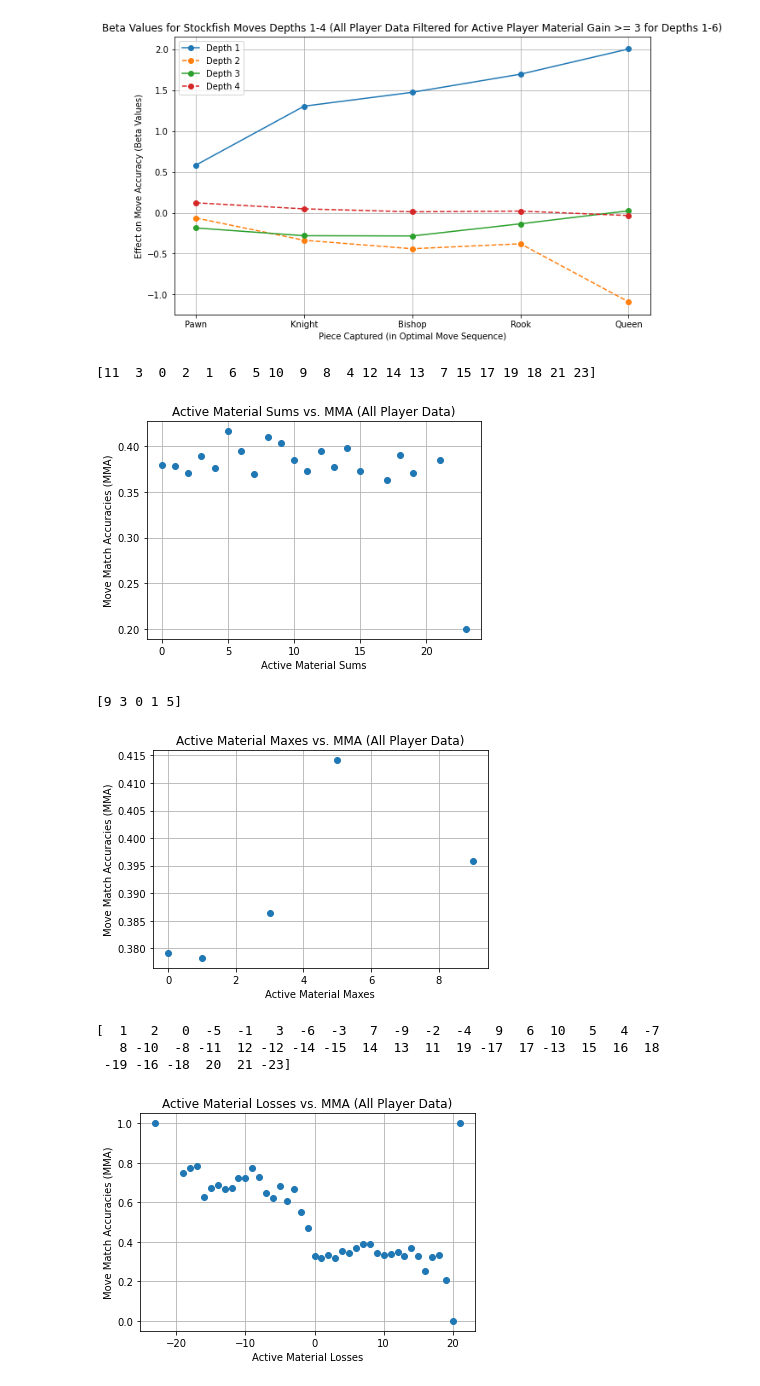
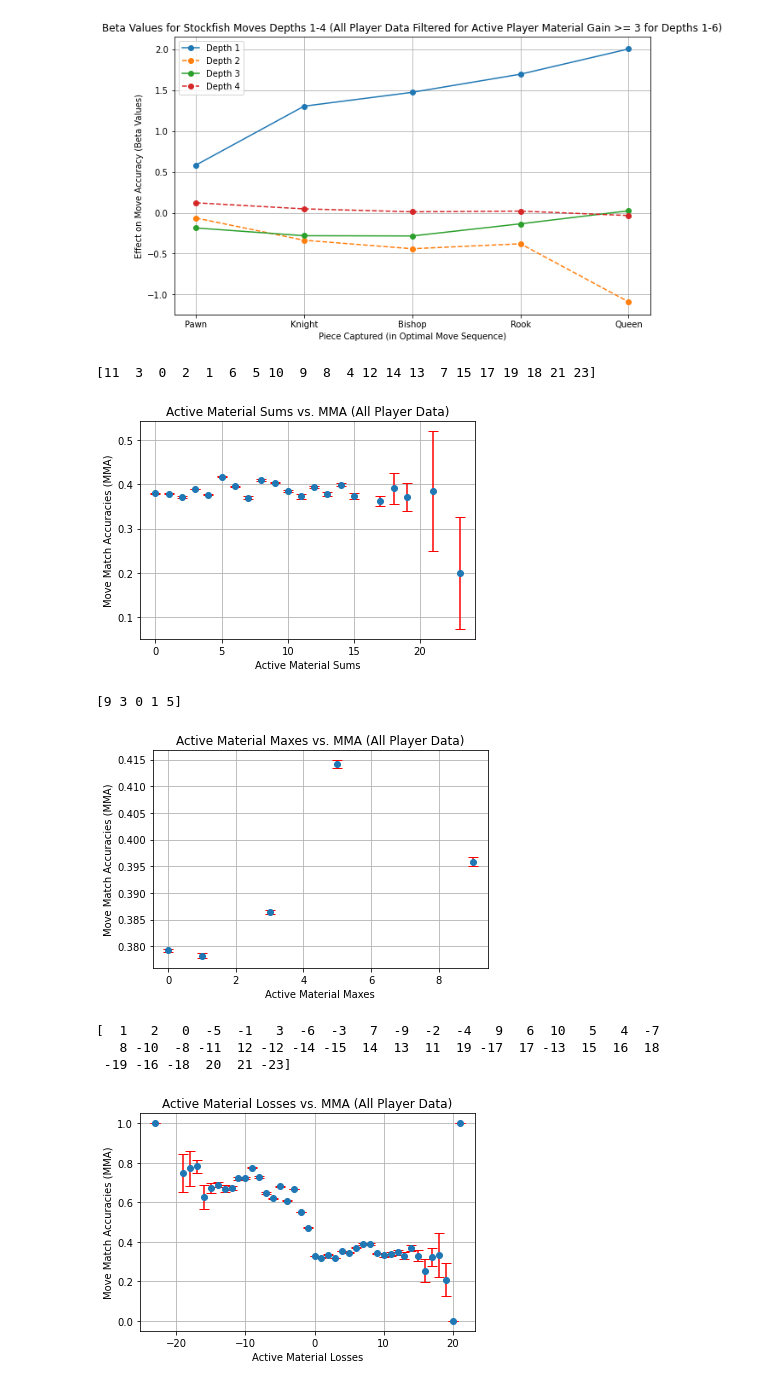
Before and after one commit to allenwu2001/Senior-Thesis-Allen-Wu-2024, a Jupyter notebook: Senior Thesis/aggregate_all.ipynb, the cells around one changed output. Saved outputs shown, nothing was run; the diff lists cells and outputs as text; code cells hidden in the pictures.

Commit message:
data aggregation step for all player data with error bars

```diff
--- a/Senior Thesis/aggregate_all.ipynb
+++ b/Senior Thesis/aggregate_all.ipynb
@@ -34,13 +34,13 @@ for job_idx, [start_idx, end_idx] in job_indices_hm.items():
     delta_materials_file_name = f'job_{job_idx}_start_{start_idx}_end_{end_idx}_delta_materials.npy'
     move_match_file_name = f'job_{job_idx}_start_{start_idx}_end_{end_idx}_move_match.npy'
 
-    delta_materials_path = os.path.join(results_folder_all_translated, delta_materials_file_name)
+    delta_materials_path = os.path.join(results_folder_bishop_change, delta_materials_file_name)
     # Load the delta_materials array from the file
     with open(delta_materials_path, 'rb') as f:
         delta_materials = np.load(f, allow_pickle=True)
         all_delta_materials.append(delta_materials)
 
-    move_match_path = os.path.join(results_folder_all_translated, move_match_file_name)
+    move_match_path = os.path.join(results_folder_bishop_change, move_match_file_name)
     # Load the move_match array from the file
     with open(move_match_path, 'rb') as f:
         move_matches = np.load(f, allow_pickle=True)
@@ -456,10 +456,14 @@ def active_material_sum(delta_materials, move_match):
             active_material_sum_hm[active_material_sum][1] += 1
 
     active_material_sums, accuracies = [], []
+    standard_errors = []
     for active_material_sum, [total_correct, total] in active_material_sum_hm.items():
         active_material_sums.append(active_material_sum)
         accuracies.append(total_correct / total)
-    return [np.array(active_material_sums), np.array(accuracies)]
+
+        std_err = np.sqrt((accuracies[-1] * (1 - accuracies[-1])) / total)
+        standard_errors.append(std_err)
+    return [np.array(active_material_sums), np.array(accuracies), np.array(standard_errors)]
 
 
 def active_material_max(delta_materials, move_match):
@@ -476,11 +480,14 @@ def active_material_max(delta_materials, move_match):
             active_material_max_hm[active_material_max][1] += 1
 
     active_material_maxes, accuracies = [], []
+    standard_errors = []
     for active_material_max, [total_correct, total] in active_material_max_hm.items():
         active_material_maxes.append(active_material_max)
         accuracies.append(total_correct / total)
-    return [np.array(active_material_maxes), np.array(accuracies)]
 
+        std_err = np.sqrt((accuracies[-1] * (1 - accuracies[-1])) / total)
+        standard_errors.append(std_err)
+    return [np.array(active_material_maxes), np.array(accuracies), np.array(standard_errors)]
 
 def active_material_loss(delta_materials, move_match):
     active_material_loss_hm = defaultdict(list)
@@ -496,10 +503,14 @@ def active_material_loss(delta_materials, move_match):
             active_material_loss_hm[active_material_loss][1] += 1
 
     active_material_losses, accuracies = [], []
+    standard_errors = []
     for active_material_loss, [total_correct, total] in active_material_loss_hm.items():
         active_material_losses.append(active_material_loss)
         accuracies.append(total_correct / total)
-    return [np.array(active_material_losses), np.array(accuracies)]
+
+        std_err = np.sqrt((accuracies[-1] * (1 - accuracies[-1])) / total)
+        standard_errors.append(std_err)
+    return [np.array(active_material_losses), np.array(accuracies), np.array(standard_errors)]
 
 #--------------------------------new heuristics (April)----------------------------------------
 # sanity check: active loss - opponent loss (2-ply)
@@ -517,19 +528,22 @@ def active_immediate_loss_1(delta_materials, move_match):
             active_immediate_loss_hm[immediate_loss][1] += 1
 
     active_immediate_losses, accuracies = [], []
+    standard_errors = []
     for active_immediate_loss, [total_correct, total] in active_immediate_loss_hm.items():
         active_immediate_losses.append(active_immediate_loss)
         accuracies.append(total_correct / total)
-        print("print:", active_immediate_loss, total_correct, total, total_correct/total)
-    return [np.array(active_immediate_losses), np.array(accuracies)]
+
+        std_err = np.sqrt((accuracies[-1] * (1 - accuracies[-1])) / total)
+        standard_errors.append(std_err)
+    return [np.array(active_immediate_losses), np.array(accuracies), np.array(standard_errors)]
 # %%
 #------------------------plotting step---------------------------------
 
-active_material_sums, accuracies_sums = active_material_sum(combined_delta_materials, combined_move_matches)
-active_material_maxes, accuracies_maxes = active_material_max(combined_delta_materials, combined_move_matches)
-active_material_losses, accuracies_losses = active_material_loss(combined_delta_materials, combined_move_matches)
+active_material_sums, accuracies_sums, standard_errors_sums = active_material_sum(combined_delta_materials, combined_move_matches)
+active_material_maxes, accuracies_maxes, standard_errors_maxes = active_material_max(combined_delta_materials, combined_move_matches)
+active_material_losses, accuracies_losses, standard_errors_losses = active_material_loss(combined_delta_materials, combined_move_matches)
 
-plt.plot(active_material_sums, accuracies_sums, marker='o', linestyle='')
+plt.errorbar(active_material_sums, accuracies_sums, yerr=standard_errors_sums, fmt='o', capsize=5, ecolor='red')
 print(active_material_sums)
 # plt.ylim(0.0, 1.1)
 plt.xlabel('Active Material Sums')
@@ -538,42 +552,42 @@ plt.title('Active Material Sums vs. MMA (All Player Data)')
 plt.grid(True)
 plt.show()
 
-plt.plot(active_material_maxes, accuracies_maxes, marker='o', linestyle='')
+plt.errorbar(active_material_maxes, accuracies_maxes, yerr=standard_errors_maxes, fmt='o', capsize=5, ecolor='red')
 print(active_material_maxes)
 # plt.ylim(0.0, 1.1)
 plt.xlabel('Active Material Maxes')
 plt.ylabel('Move Match Accuracies (MMA)')
 plt.title('Active Material Maxes vs. MMA (All Player Data)')
 plt.grid(True)
 plt.show()
 
-plt.plot(active_material_losses, accuracies_losses, marker='o', linestyle='')
+plt.errorbar(active_material_losses, accuracies_losses, yerr=standard_errors_losses, fmt='o', capsize=5, ecolor='red')
 print(active_material_losses)
 # plt.xlim(-10, 10)
 # plt.ylim(0.0, 1.1)
 plt.xlabel('Active Material Losses')
 plt.ylabel('Move Match Accuracies (MMA)')
 plt.title('Active Material Losses vs. MMA (All Player Data)')
 plt.grid(True)
 plt.show()
 
 
-active_immediate_losses, accuracies_ail = active_immediate_loss_1(combined_delta_materials, combined_move_matches)
+active_immediate_losses, accuracies_ail, standard_errors_ail = active_immediate_loss_1(combined_delta_materials, combined_move_matches)
 print(active_immediate_losses)
-plt.plot(active_immediate_losses, accuracies_ail, marker='o', linestyle='')
+plt.errorbar(active_immediate_losses, accuracies_ail, yerr=standard_errors_ail, fmt='o', capsize=5, ecolor='red')
 # plt.xlim(-10, 10)
 # plt.ylim(0.0, 1.1)
 plt.xlabel('Active Immediate Losses (Depths 1-2)')
 plt.ylabel('Move Match Accuracies (MMA)')
 plt.title('Active Immediate Losses (Depths 1-2) vs. MMA (All Player Data)')
 plt.grid(True)
 plt.show()
 # %% [output]
 [11  3  0  2  1  6  5 10  9  8  4 12 14 13  7 15 17 19 18 21 23]
-[figure, old version]
+[figure, new version]
 [9 3 0 1 5]
-[figure, old version]
+[figure, new version]
 [  1   2   0  -5  -1   3  -6  -3   7  -9  -2  -4   9   6  10   5   4  -7
    8 -10  -8 -11  12 -12 -14 -15  14  13  11  19 -17  17 -13  15  16  18
  -19 -16 -18  20  21 -23]
-[figure, old version]
+[figure, new version]
```
Also changed, not shown: parts of 4 cells of this notebook.
